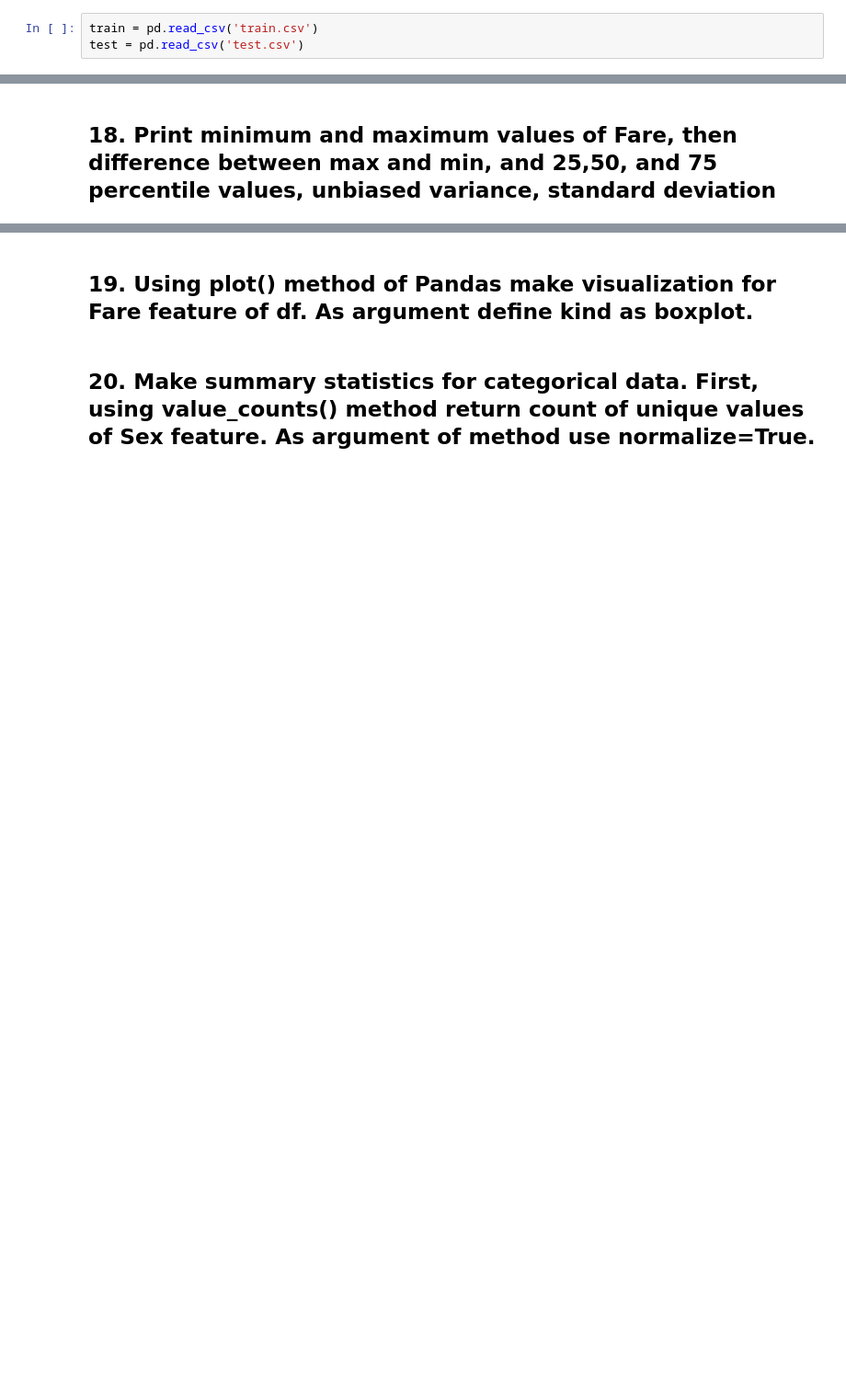
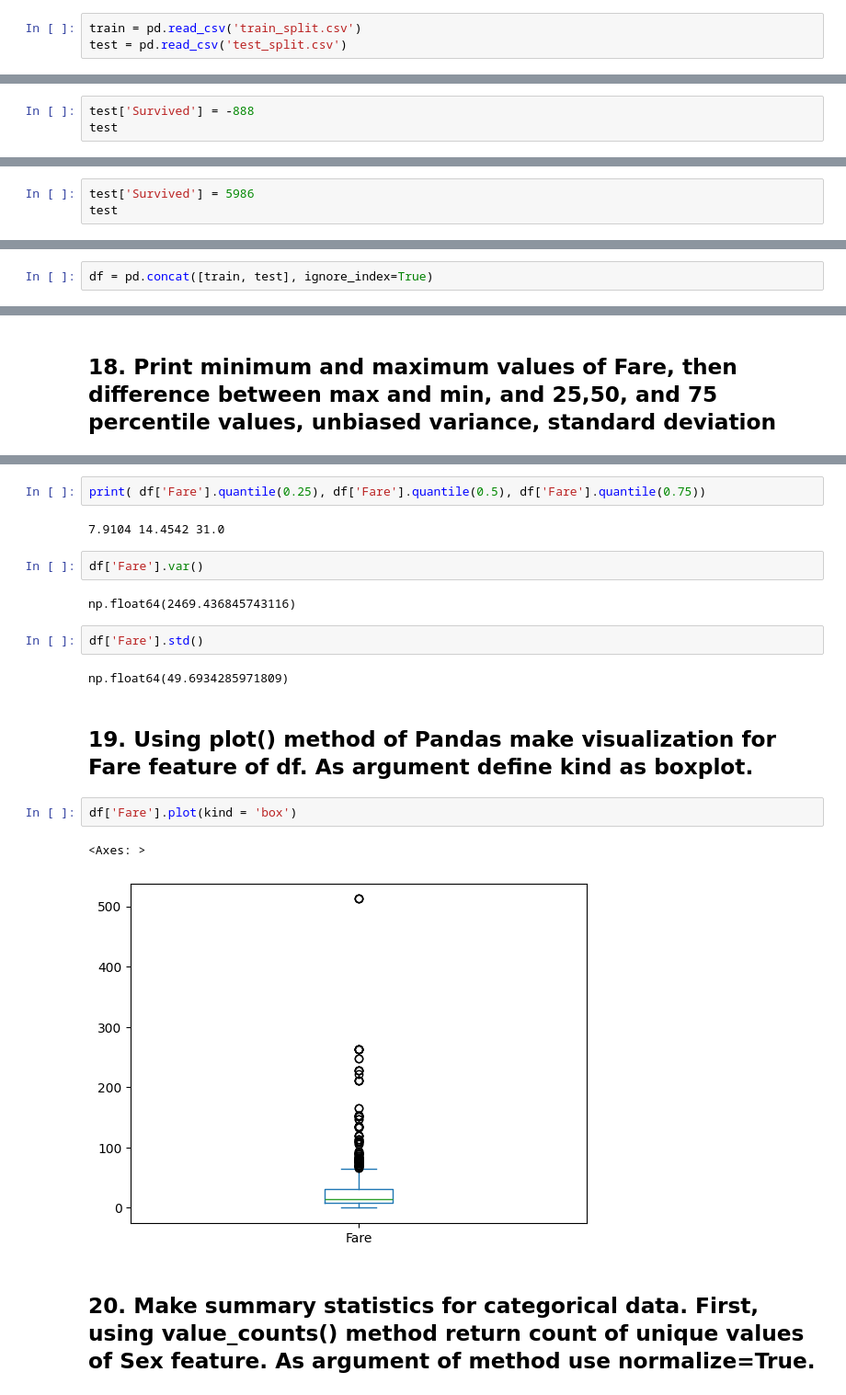
Before and after one commit to MarkBelyi/EDA_ML, a Jupyter notebook: ML/lab_1.ipynb, the cells around one changed output, grey strips where cells are left out. Shown at 92% size. Cells and saved outputs as stored; diff of their text form; blank space fills up the shorter version.

```diff
--- a/ML/lab_1.ipynb
+++ b/ML/lab_1.ipynb
@@ -8,5 +8,5 @@ import matplotlib.pyplot as plt
 # %% [markdown]
 ## 2.  Import Data train.csv and test.csv using read_csv() method
 # %%
-train = pd.read_csv('train.csv')
-test = pd.read_csv('test.csv')
+train = pd.read_csv('train_split.csv')
+test = pd.read_csv('test_split.csv')
@@ -25,2 +59,5 @@ NameError: name 'test' is not defined
 # %% [markdown]
 ## 4. There are no values for Survived column in test dataset, as a result fill this column with value -888 or any other value and check the result.
+# %%
+test['Survived'] = -888
+test
@@ -26,0 +78,3 @@ NameError: name 'test' is not defined
+# %%
+test['Survived'] = 5986
+test
@@ -27,2 +95,4 @@ NameError: name 'test' is not defined
 # %% [markdown]
 ## 5. Concatenate pandas objects into one DataFrame using concat() method, name it as df
+# %%
+df = pd.concat([train, test], ignore_index=True)
@@ -55,4 +311,21 @@ NameError: name 'test' is not defined
+# %%
+print( df['Fare'].quantile(0.25), df['Fare'].quantile(0.5), df['Fare'].quantile(0.75))
+# %% [output]
+7.9104 14.4542 31.0
+# %%
+df['Fare'].var()
+# %% [output]
+np.float64(2469.436845743116)
+# %%
+df['Fare'].std()
+# %% [output]
+np.float64(49.6934285971809)
 # %% [markdown]
 ## 19. Using plot() method of Pandas make visualization for Fare feature of df. As argument define kind as boxplot.
+# %%
+df['Fare'].plot(kind = 'box')
+# %% [output]
+<Axes: >
+[figure, added]
 # %% [markdown]
 ## 20. Make summary statistics for categorical data. First, using value_counts() method return count of unique values of Sex feature. As argument of method use normalize=True.
```
Also changed, not shown: parts of 39 cells of this notebook, 2 other files.
